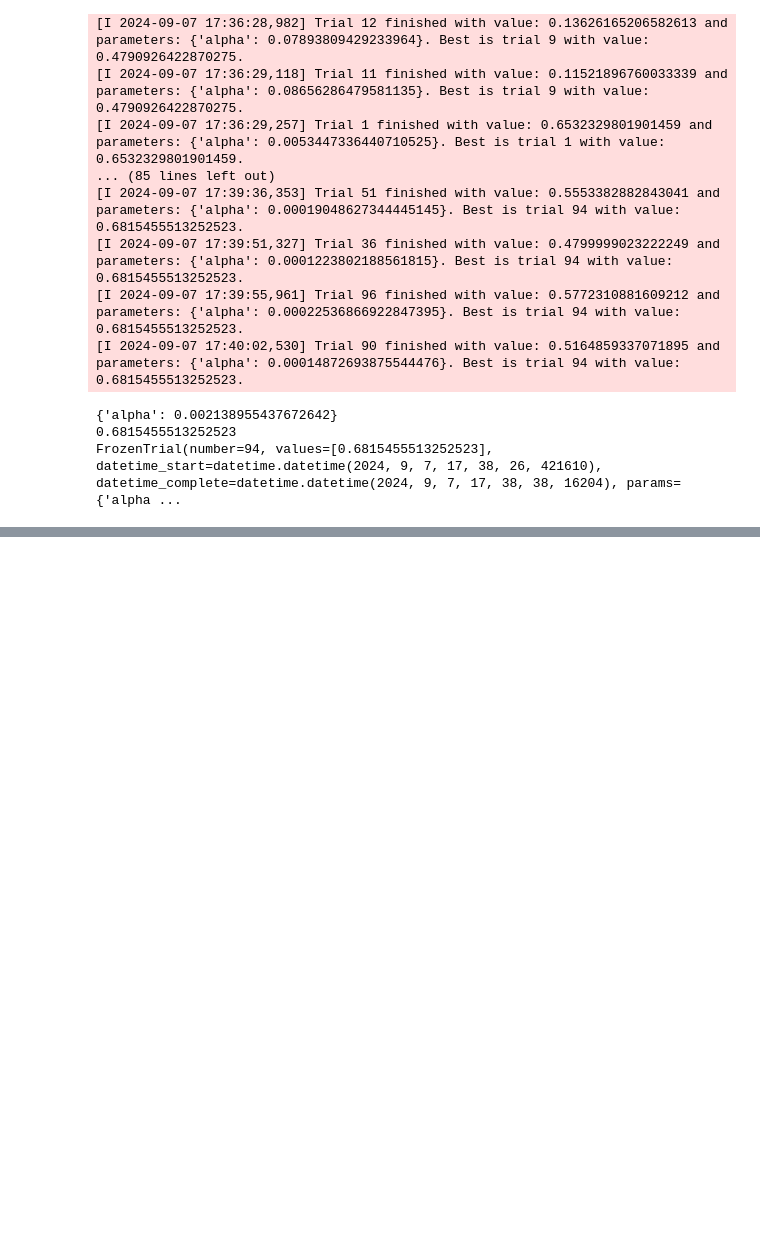
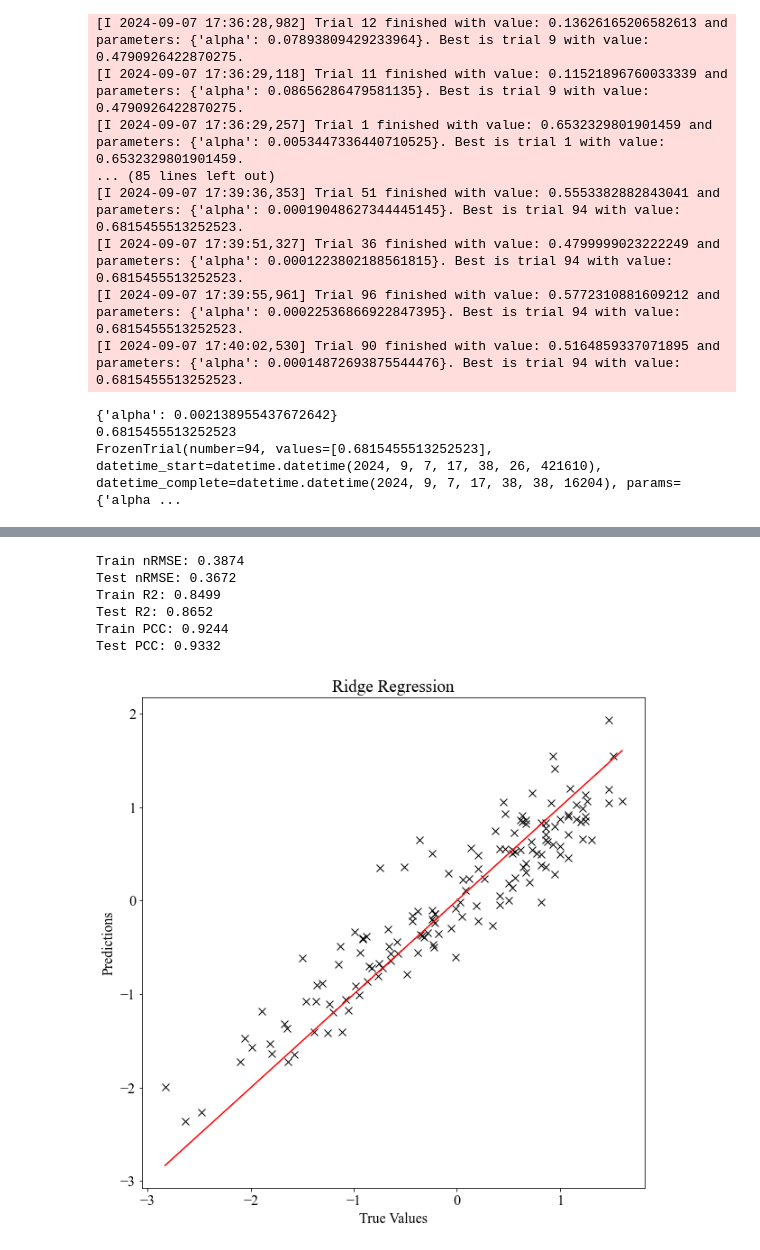
Before and after one commit to CesarAugusto14/QSAR_practice, a Jupyter notebook: initial_practicum.ipynb, the cells around one changed output, grey strips where cells are left out. Saved outputs shown, nothing was run; the diff lists cells and outputs as text; code cells hidden in the pictures; blank space fills up the shorter version.

```diff
--- a/initial_practicum.ipynb
+++ b/initial_practicum.ipynb
@@ -186,0 +208,43 @@ print(study2.best_trial)
+# %%
+X_train = pd.concat([X, x_valid, x_test])
+y_train = np.concatenate([y, y_valid, y_test])
+# Train with X_train and y_train, using best parameters:
+reg2 = Ridge(alpha=15, max_iter=int(1e4))
+reg2.fit(X_train, y_train)
+
+# Predict and compute the nRMSE for train and test set
+y_pred_train = reg2.predict(X_train)
+nrmse, r2, mse, rmse = nRMSE(y_train, y_pred_train)
+
+y_pred_test = reg2.predict(x_test)
+nrmse_test, r2_test, mse_test, rmse_test = nRMSE(y_test, y_pred_test)
+
+# Print:
+print(f'Train nRMSE: {nrmse:.4f}')
+print(f'Test nRMSE: {nrmse_test:.4f}')
+print(f'Train R2: {r2:.4f}')
+print(f'Test R2: {r2_test:.4f}')
+pcc = np.corrcoef(y_train, y_pred_train)[0, 1]
+print(f'Train PCC: {pcc:.4f}')
+pcc_test = np.corrcoef(y_test, y_pred_test)[0, 1]
+print(f'Test PCC: {pcc_test:.4f}')
+
+
+# Plot predictions vs true values
+plt.figure(figsize=(10, 10))
+plt.plot(y_test, y_pred_test, 'kx', markersize=8)
+# Plot line
+plt.plot([min(y_test), max(y_test)], [min(y_test), max(y_test)], color='red')
+plt.xlabel('True Values')
+plt.ylabel('Predictions')
+plt.title('Ridge Regression')
+plt.savefig('figures/ridge_regression_plot.png')
+plt.show()
+# %% [output]
+Train nRMSE: 0.3874
+Test nRMSE: 0.3672
+Train R2: 0.8499
+Test R2: 0.8652
+Train PCC: 0.9244
+Test PCC: 0.9332
+[figure, added]
```
Also changed, not shown: parts of 9 cells of this notebook, 6 other files.
